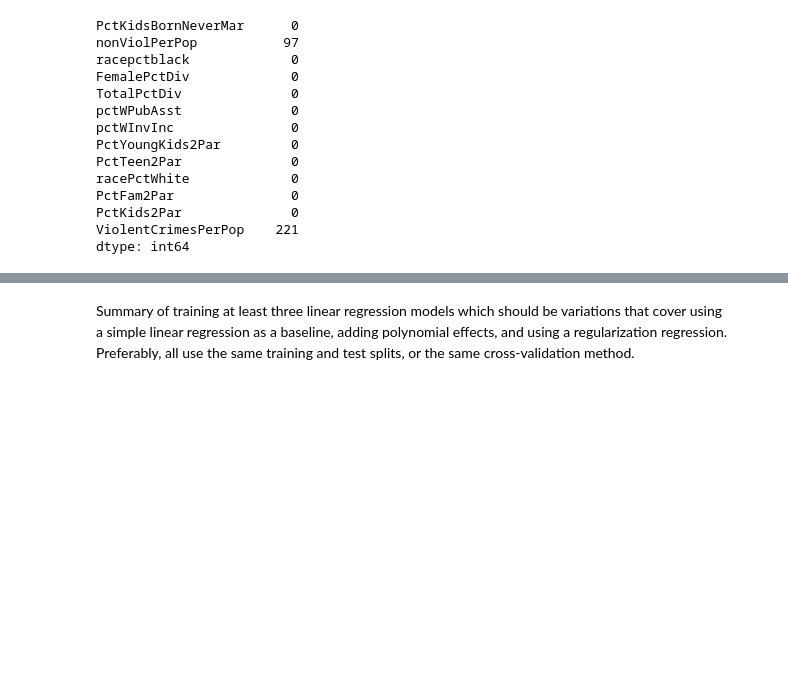
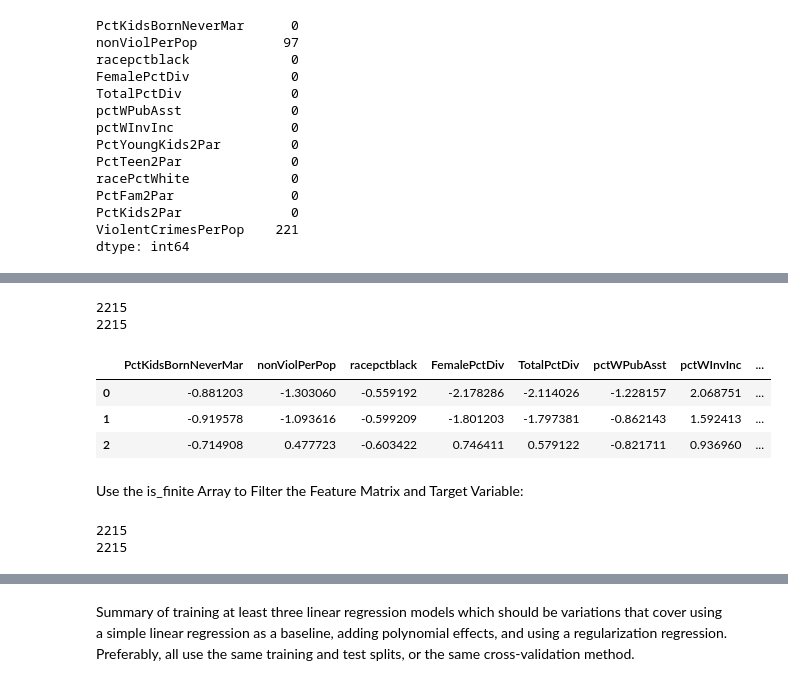
Before and after one commit to Kasheme/Data-Science, a Jupyter notebook: US-Crime-Communities/US Crime Regression notebook.ipynb, the cells around one changed output, grey strips where cells are left out. Saved outputs shown, nothing was run; the diff lists cells and outputs as text; code cells hidden in the pictures; blank space fills up the shorter version.

```diff
--- a/US-Crime-Communities/US Crime Regression notebook.ipynb
+++ b/US-Crime-Communities/US Crime Regression notebook.ipynb
@@ -142,0 +237,3 @@ dtype: int64
+# %%
+selected_colsX = selected_cols
+selected_colsX.pop()
@@ -142,0 +257,6 @@ dtype: int64
+# %%
+selected_data = df.loc[:,selected_colsX]
+# %%
+data_standardized = StandardScaler().fit_transform(selected_data)
+np.set_printoptions(precision=6, threshold=5)
+data_standardized
@@ -142,0 +277,16 @@ dtype: int64
+# %%
+print(len(selected_data))
+print(len(data_standardized))
+# %% [output]
+2215
+2215
+# %%
+X = pd.DataFrame(data_standardized, columns=selected_cols)
+X.head(3)
+# %% [output]
+|  | PctKidsBornNeverMar | nonViolPerPop | racepctblack | FemalePctDiv | TotalPctDiv | pctWPubAsst | pctWInvInc | ... |
+| 0 | -0.881203 | -1.303060 | -0.559192 | -2.178286 | -2.114026 | -1.228157 | 2.068751 | ... |
+| 1 | -0.919578 | -1.093616 | -0.599209 | -1.801203 | -1.797381 | -0.862143 | 1.592413 | ... |
+| 2 | -0.714908 | 0.477723 | -0.603422 | 0.746411 | 0.579122 | -0.821711 | 0.936960 | ... |
+# %% [markdown]
+Use the is_finite Array to Filter the Feature Matrix and Target Variable:
@@ -142,0 +299,6 @@ dtype: int64
+# %%
+print(len(X_finite))
+print(len(y_finite))
+# %% [output]
+2215
+2215
```
Also changed, not shown: parts of 154 cells of this notebook, 1 other file.
